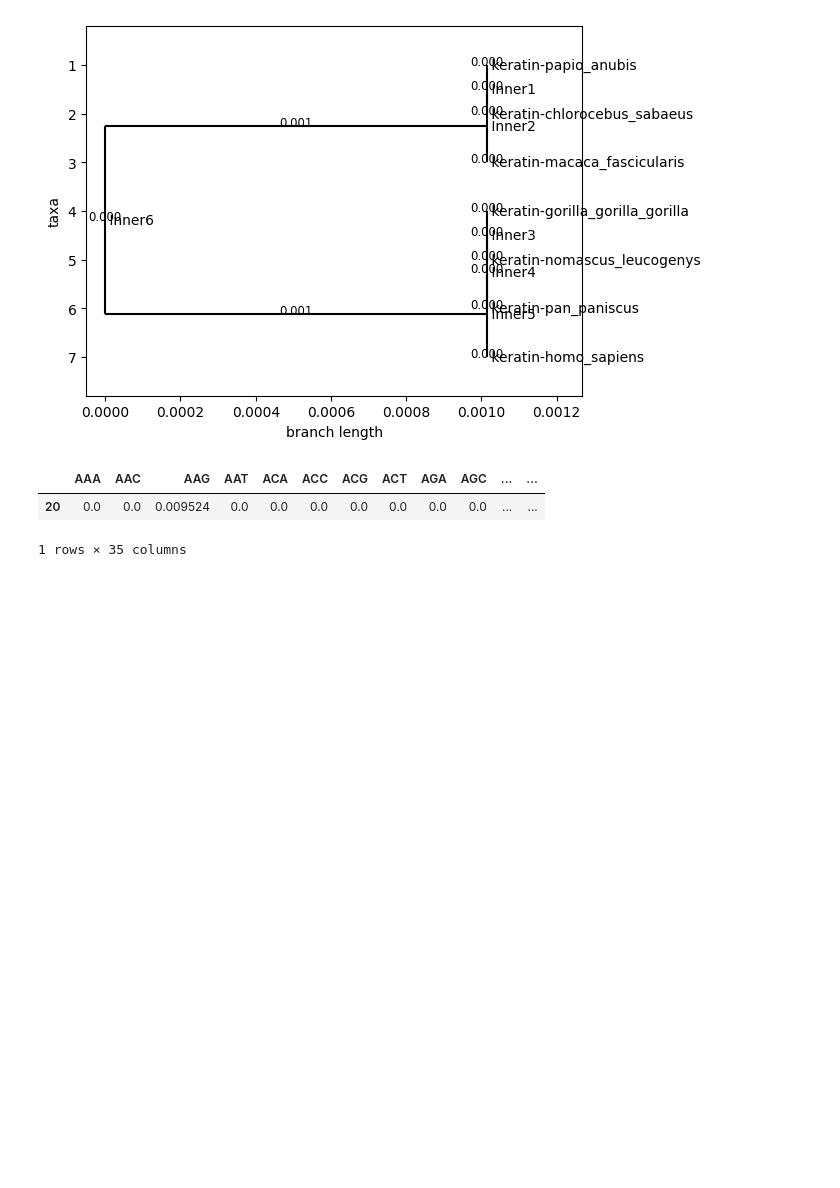
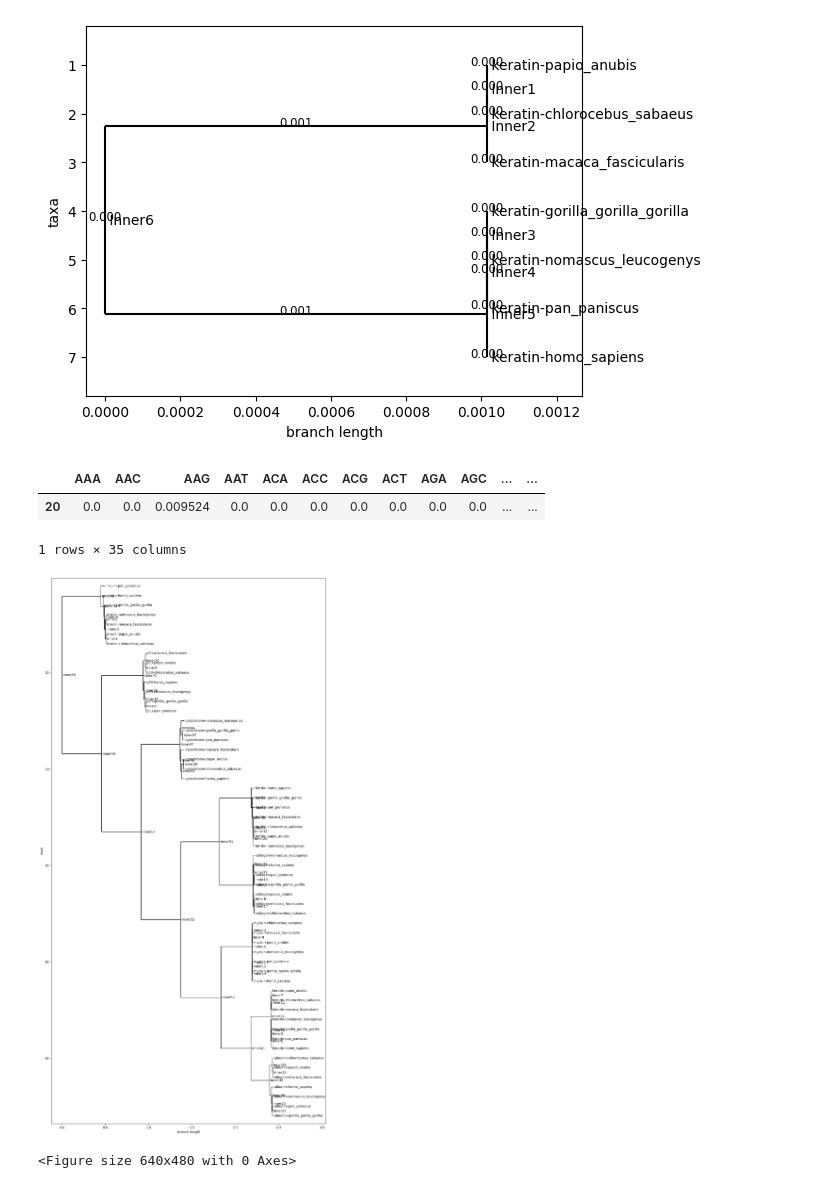
Before and after one commit to szymonsm/bioinformatics-p3, a Jupyter notebook: p3.ipynb, the cells around one changed output. Drawn from its saved outputs; the diff is of its cells as text; code cells hidden in the pictures; blank space fills up the shorter version.

```diff
--- a/p3.ipynb
+++ b/p3.ipynb
@@ -424,3 +424,21 @@ df_kmer[df_kmer["cluster"] == 7]
 |  | AAA | AAC | AAG | AAT | ACA | ACC | ACG | ACT | AGA | AGC | ... | ... |
 | 20 | 0.0 | 0.0 | 0.009524 | 0.0 | 0.0 | 0.0 | 0.0 | 0.0 | 0.0 | 0.0 | ... | ... |
 1 rows × 35 columns
+# %%
+from Bio import Phylo
+import matplotlib.pyplot as plt
+
+# Load the tree
+tree = Phylo.read("./trees/full_tree.xml", "phyloxml")
+
+# Customize figure
+fig = plt.figure(figsize=(15, 30))
+ax = fig.add_subplot(1, 1, 1)
+Phylo.draw(tree, axes=ax)
+
+# Save as an image if needed
+plt.savefig("phylogeny_tree.png", dpi=300)
+plt.show()
+# %% [output]
+[figure, added]
+<Figure size 640x480 with 0 Axes>
```
Also changed, not shown: 17 other files.
